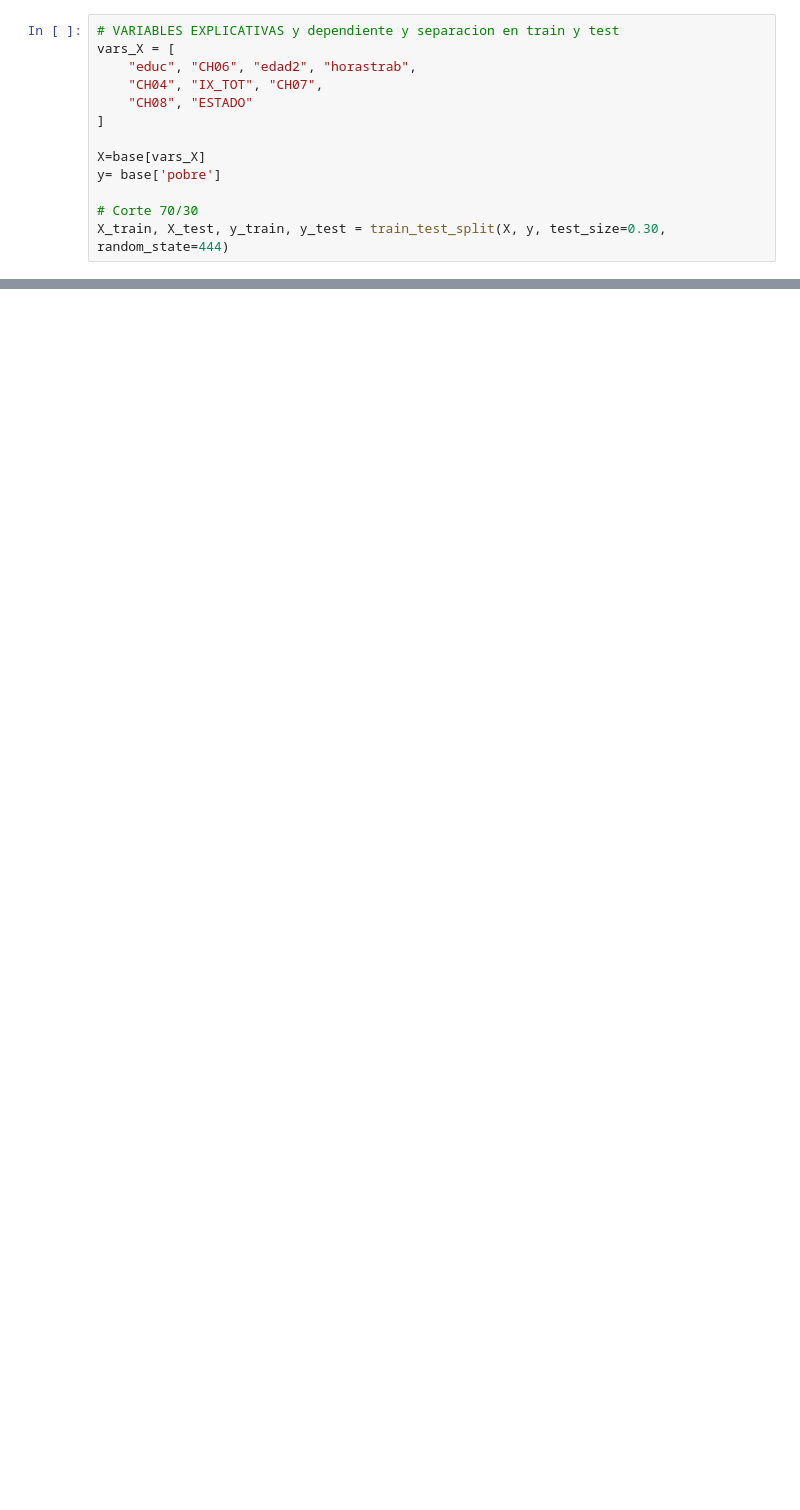
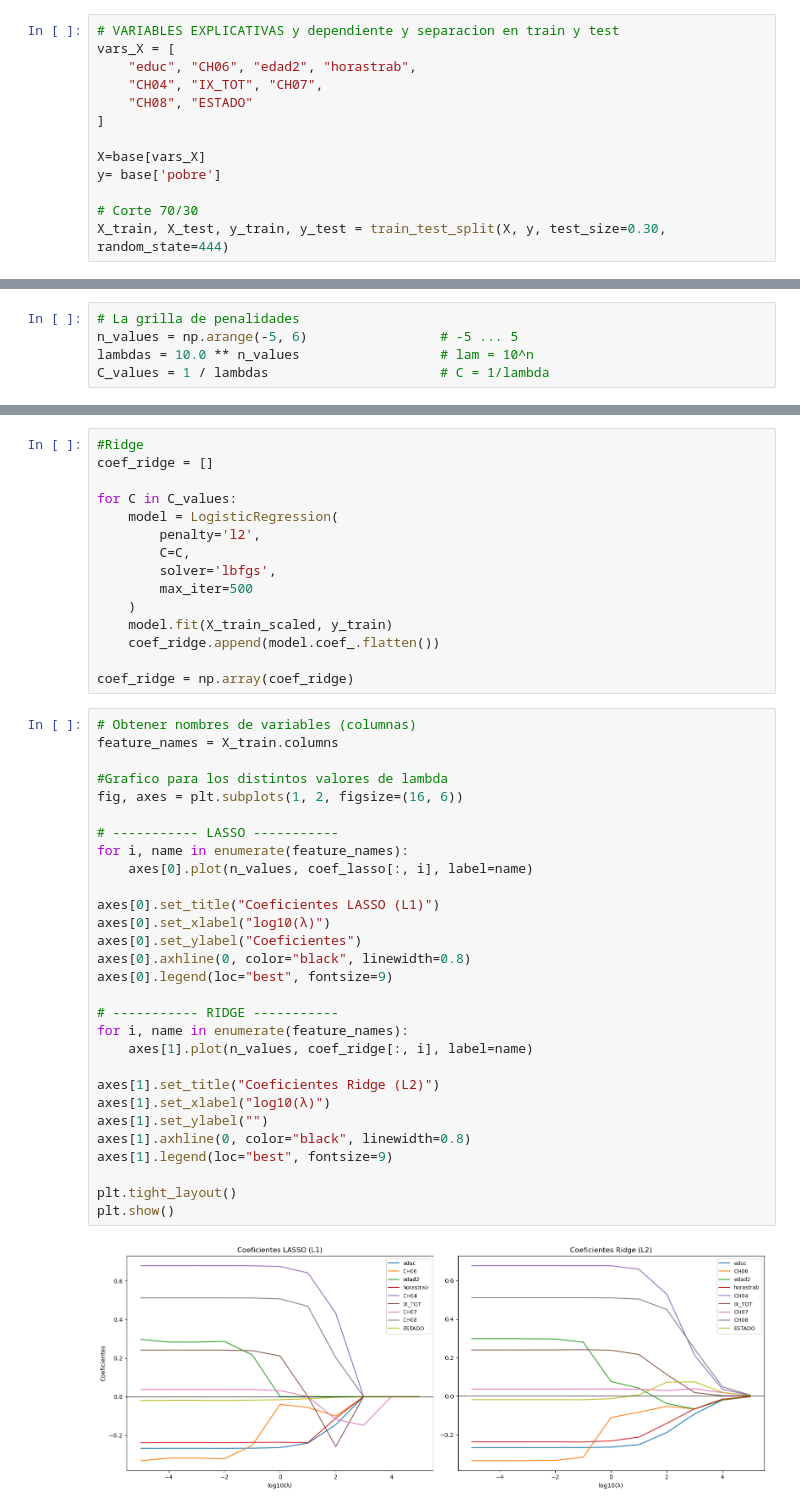
Before and after one commit to franlecam/BigDataUBA-Grupo1, a Jupyter notebook: TP4/Program_TP4_Grupo1.ipynb, the cells around one changed output, grey strips where cells are left out. Cells and saved outputs as stored; diff of their text form; blank space fills up the shorter version.

```diff
--- a/TP4/Program_TP4_Grupo1.ipynb
+++ b/TP4/Program_TP4_Grupo1.ipynb
@@ -57,0 +117,5 @@ X_train, X_test, y_train, y_test = train_test_split(X, y, test_size=0.30, random
+# %%
+# La grilla de penalidades
+n_values = np.arange(-5, 6)                 # -5 ... 5
+lambdas = 10.0 ** n_values                  # lam = 10^n
+C_values = 1 / lambdas                      # C = 1/lambda
@@ -57,0 +137,46 @@ X_train, X_test, y_train, y_test = train_test_split(X, y, test_size=0.30, random
+# %%
+#Ridge
+coef_ridge = []
+
+for C in C_values:
+    model = LogisticRegression(
+        penalty='l2',
+        C=C,
+        solver='lbfgs',
+        max_iter=500
+    )
+    model.fit(X_train_scaled, y_train)
+    coef_ridge.append(model.coef_.flatten())
+
+coef_ridge = np.array(coef_ridge)
+# %%
+# Obtener nombres de variables (columnas)
+feature_names = X_train.columns
+
+#Grafico para los distintos valores de lambda
+fig, axes = plt.subplots(1, 2, figsize=(16, 6))
+
+# ----------- LASSO -----------
+for i, name in enumerate(feature_names):
+    axes[0].plot(n_values, coef_lasso[:, i], label=name)
+
+axes[0].set_title("Coeficientes LASSO (L1)")
+axes[0].set_xlabel("log10(λ)")
+axes[0].set_ylabel("Coeficientes")
+axes[0].axhline(0, color="black", linewidth=0.8)
+axes[0].legend(loc="best", fontsize=9)
+
+# ----------- RIDGE -----------
+for i, name in enumerate(feature_names):
+    axes[1].plot(n_values, coef_ridge[:, i], label=name)
+
+axes[1].set_title("Coeficientes Ridge (L2)")
+axes[1].set_xlabel("log10(λ)")
+axes[1].set_ylabel("")
+axes[1].axhline(0, color="black", linewidth=0.8)
+axes[1].legend(loc="best", fontsize=9)
+
+plt.tight_layout()
+plt.show()
+# %% [output]
+[figure, added]
```
Also changed, not shown: parts of 21 cells of this notebook.
